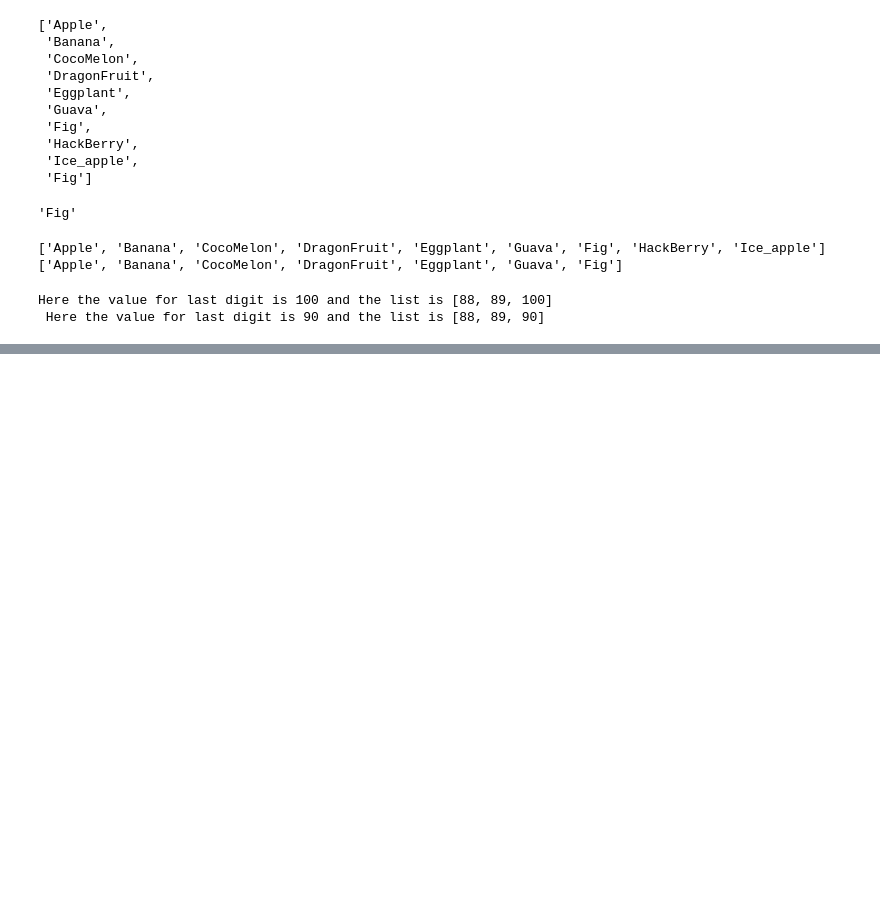
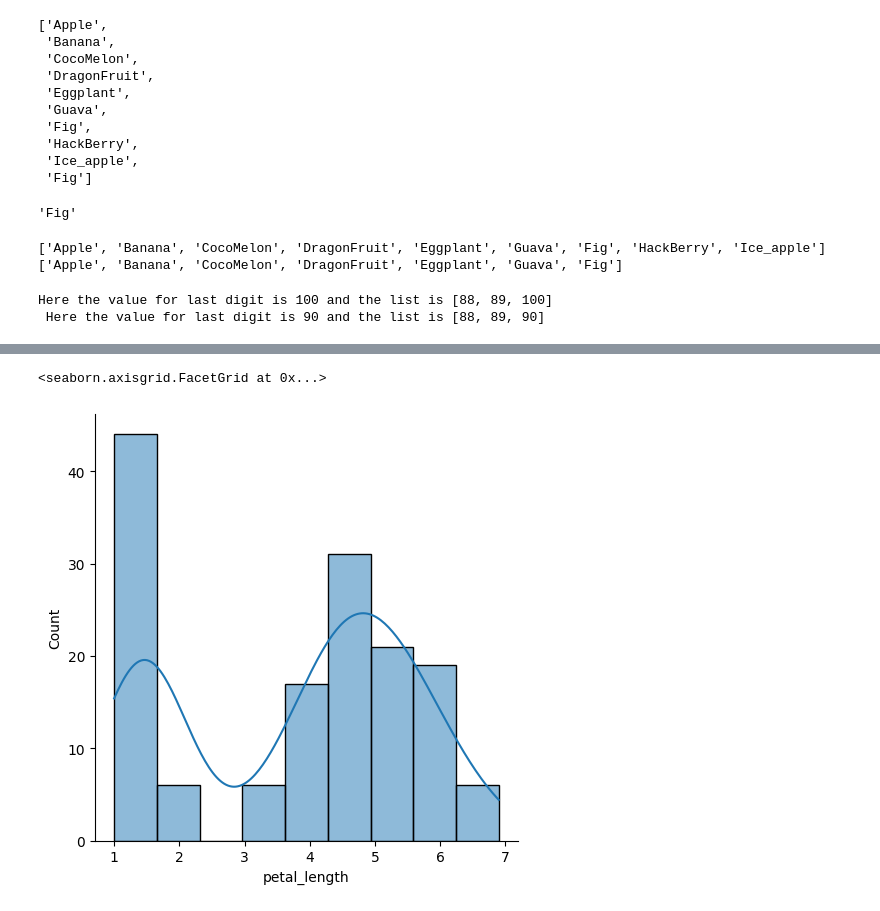
Before and after one commit to sayaanfrah/DSA_Python, a Jupyter notebook: first/second.ipynb, the cells around one changed output, grey strips where cells are left out. Saved outputs shown, nothing was run; the diff lists cells and outputs as text; code cells hidden in the pictures; blank space fills up the shorter version.

```diff
--- a/first/second.ipynb
+++ b/first/second.ipynb
@@ -169,0 +199,5 @@ Here the value for last digit is 100 and the list is [88, 89, 100]
+# %%
+import sklearn
+from sklearn.datasets import load_iris
+iris=load_iris()
+iris
@@ -169,0 +222,6 @@ Here the value for last digit is 100 and the list is [88, 89, 100]
+# %%
+import pandas as pd
+import numpy as np
+df=pd.DataFrame(iris.data,columns=iris.feature_names)
+df['target']=iris.target
+df.rename(columns={"sepal length (cm)": "sepal_length","sepal width (cm)":"sepal_width","petal length (cm)":"petal_length","petal width (cm)":"petal_width"},inplace=True)
@@ -169,0 +244,6 @@ Here the value for last digit is 100 and the list is [88, 89, 100]
+# %%
+import seaborn as sns
+sns.displot(df['petal_length'],kde=True)
+# %% [output]
+<seaborn.axisgrid.FacetGrid at 0x...>
+[figure, added]
```
Also changed, not shown: parts of 9 cells of this notebook.
